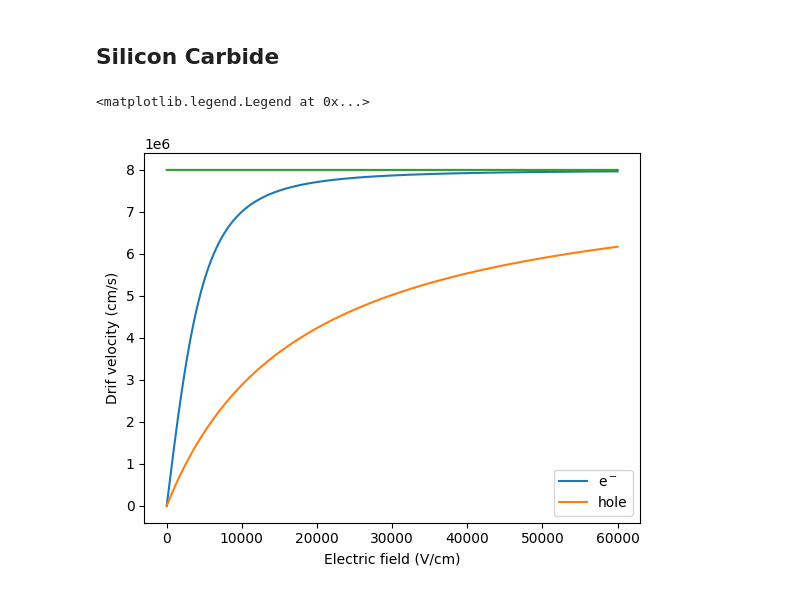
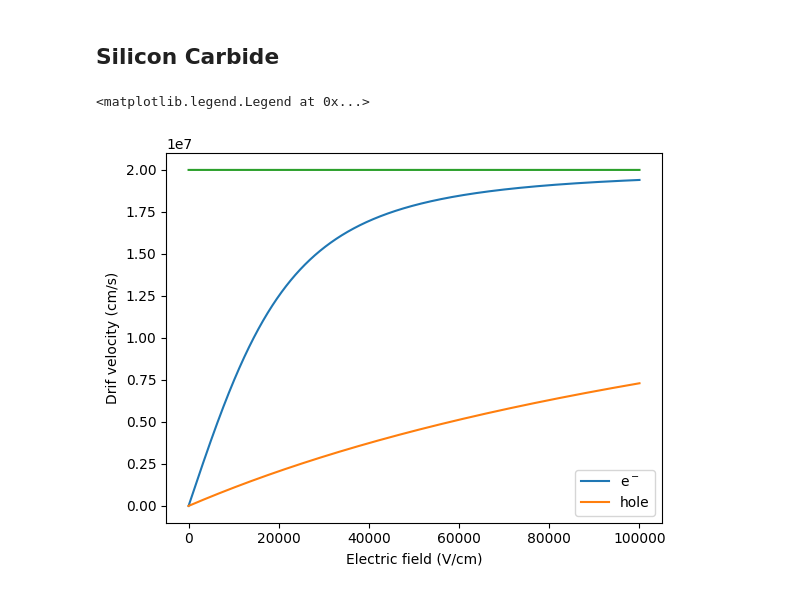
Before and after one commit to maoderos/DetectorIndCurrent, a Jupyter notebook: misc/UnityTest.ipynb, the cells around one changed output. Cells and saved outputs as stored; diff of their text form; code cells hidden in the pictures.

```diff
--- a/misc/UnityTest.ipynb
+++ b/misc/UnityTest.ipynb
@@ -101,17 +101,17 @@ plt.legend()
 ## Silicon Carbide
 # %%
 import matplotlib.pyplot as plt
-mu_e = 1450
-mu_h = 450
-vSat = 0.8e07
-
+mu_e = 800
+mu_h = 115
+vSat = 2e07
+E = np.arange(0,1e5)
 vsat_list = [vSat]*len(E)
 plt.xlabel("Electric field (V/cm)")
 plt.ylabel("Drif velocity (cm/s)")
 plt.plot(E,vd_e(mu_e,vSat,E),label="e$^-$")
 plt.plot(E,vd_h(mu_h,vSat,E),label="hole")
 plt.plot(E,vsat_list)
 plt.legend()
 # %% [output]
 <matplotlib.legend.Legend at 0x...>
-[figure, old version]
+[figure, new version]
```
Also changed, not shown: 4 other files.
